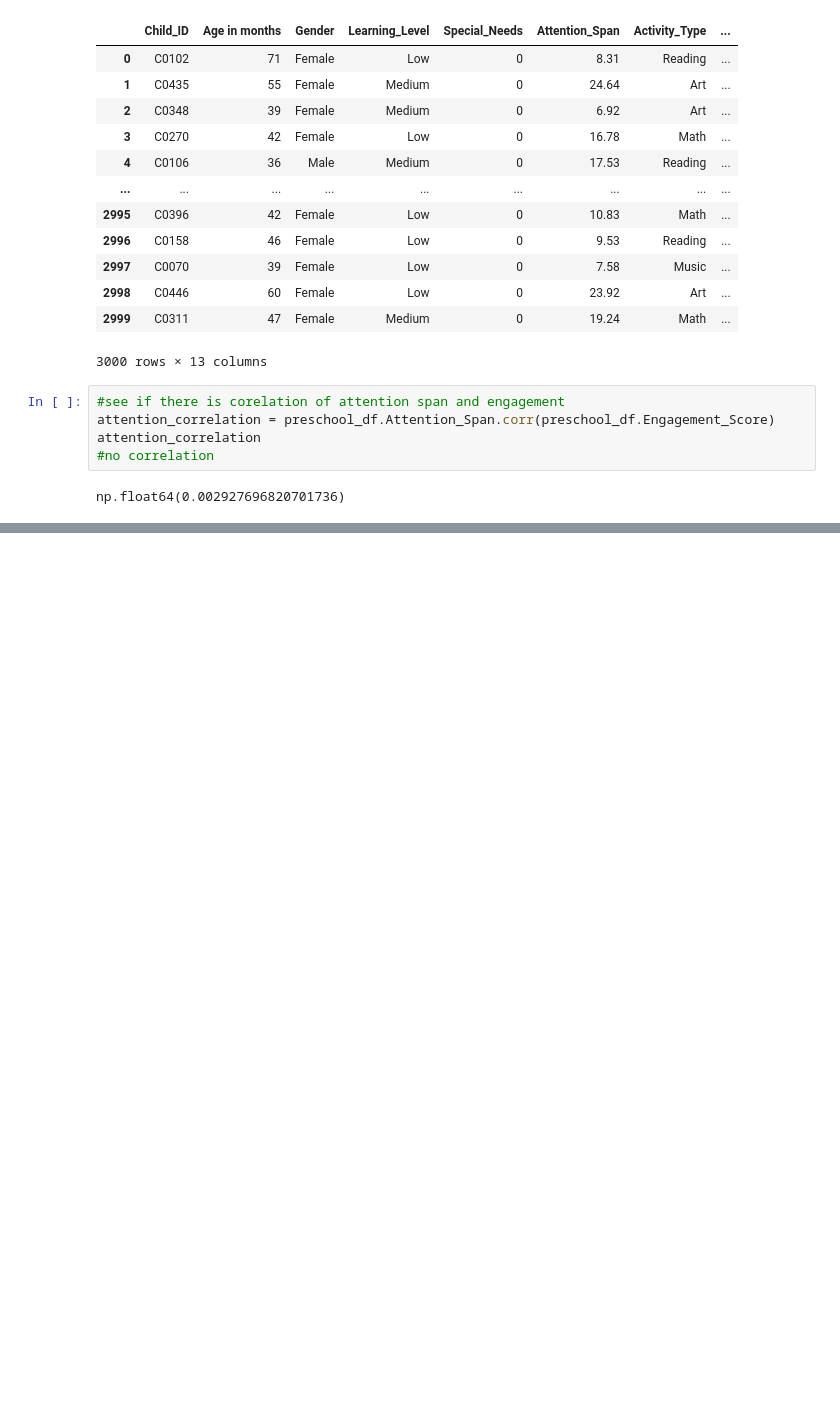
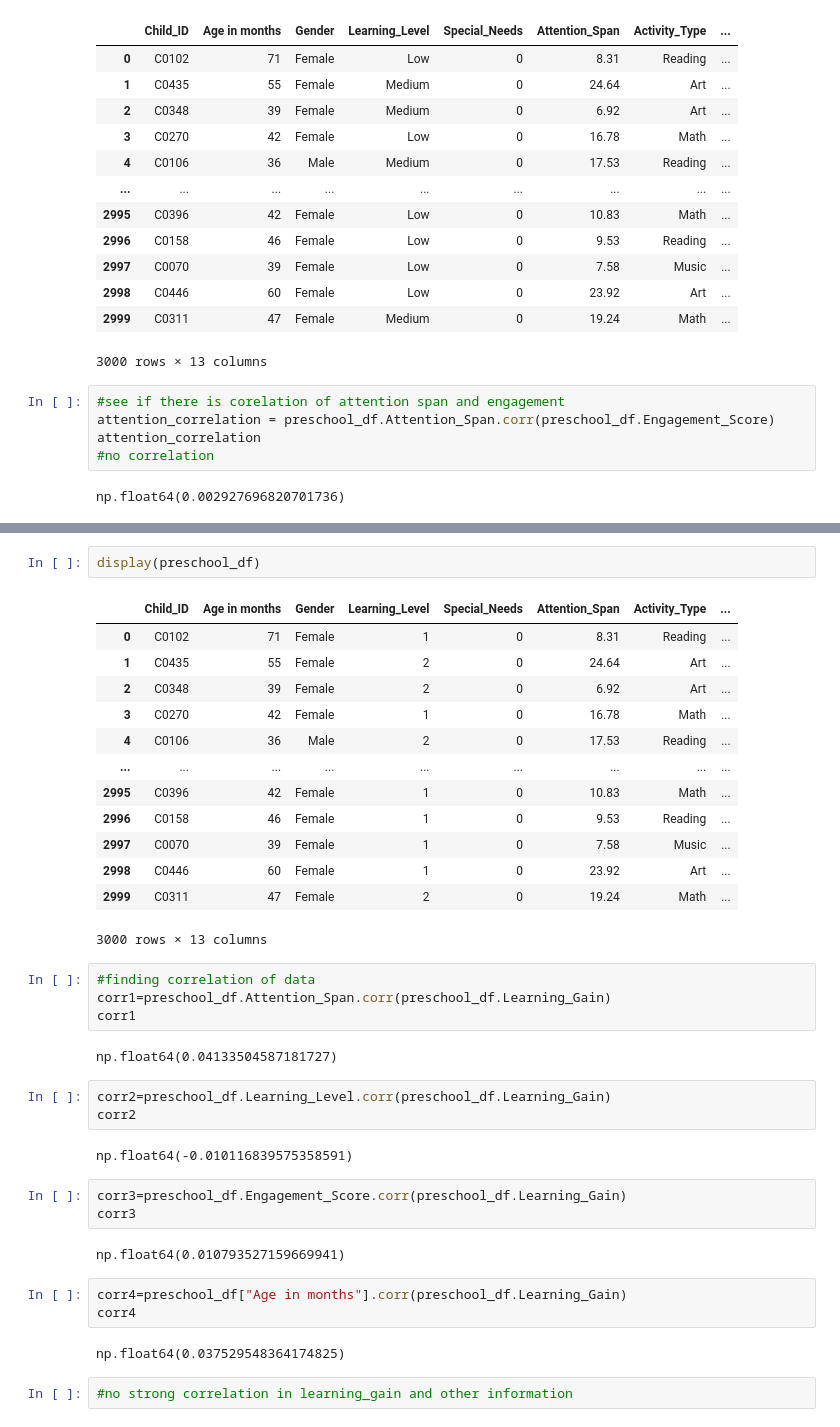
Before and after one commit to chloe-lo-wpp/dataset-asm-05, a Jupyter notebook: RepoClass5Asm.ipynb, the cells around one changed output, grey strips where cells are left out. Saved outputs shown, nothing was run; the diff lists cells and outputs as text; blank space fills up the shorter version.

```diff
--- a/RepoClass5Asm.ipynb
+++ b/RepoClass5Asm.ipynb
@@ -50,0 +223,39 @@ plt.show()
+# %%
+display(preschool_df)
+# %% [output]
+|  | Child_ID | Age in months | Gender | Learning_Level | Special_Needs | Attention_Span | Activity_Type | ... |
+| 0 | C0102 | 71 | Female | 1 | 0 | 8.31 | Reading | ... |
+| 1 | C0435 | 55 | Female | 2 | 0 | 24.64 | Art | ... |
+| 2 | C0348 | 39 | Female | 2 | 0 | 6.92 | Art | ... |
+| 3 | C0270 | 42 | Female | 1 | 0 | 16.78 | Math | ... |
+| 4 | C0106 | 36 | Male | 2 | 0 | 17.53 | Reading | ... |
+| ... | ... | ... | ... | ... | ... | ... | ... | ... |
+| 2995 | C0396 | 42 | Female | 1 | 0 | 10.83 | Math | ... |
+| 2996 | C0158 | 46 | Female | 1 | 0 | 9.53 | Reading | ... |
+| 2997 | C0070 | 39 | Female | 1 | 0 | 7.58 | Music | ... |
+| 2998 | C0446 | 60 | Female | 1 | 0 | 23.92 | Art | ... |
+| 2999 | C0311 | 47 | Female | 2 | 0 | 19.24 | Math | ... |
+3000 rows × 13 columns
+# %%
+#finding correlation of data
+corr1=preschool_df.Attention_Span.corr(preschool_df.Learning_Gain)
+corr1
+# %% [output]
+np.float64(0.04133504587181727)
+# %%
+corr2=preschool_df.Learning_Level.corr(preschool_df.Learning_Gain)
+corr2
+# %% [output]
+np.float64(-0.010116839575358591)
+# %%
+corr3=preschool_df.Engagement_Score.corr(preschool_df.Learning_Gain)
+corr3
+# %% [output]
+np.float64(0.010793527159669941)
+# %%
+corr4=preschool_df["Age in months"].corr(preschool_df.Learning_Gain)
+corr4
+# %% [output]
+np.float64(0.037529548364174825)
+# %%
+#no strong correlation in learning_gain and other information
```
Also changed, not shown: parts of 26 cells of this notebook.
